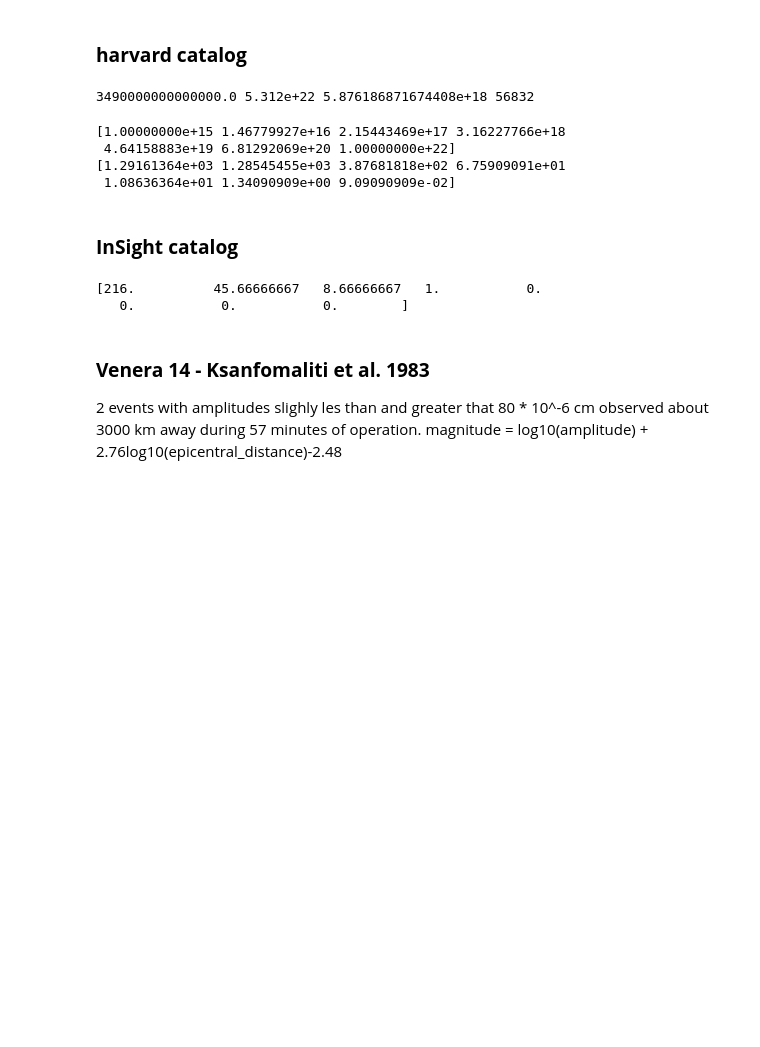
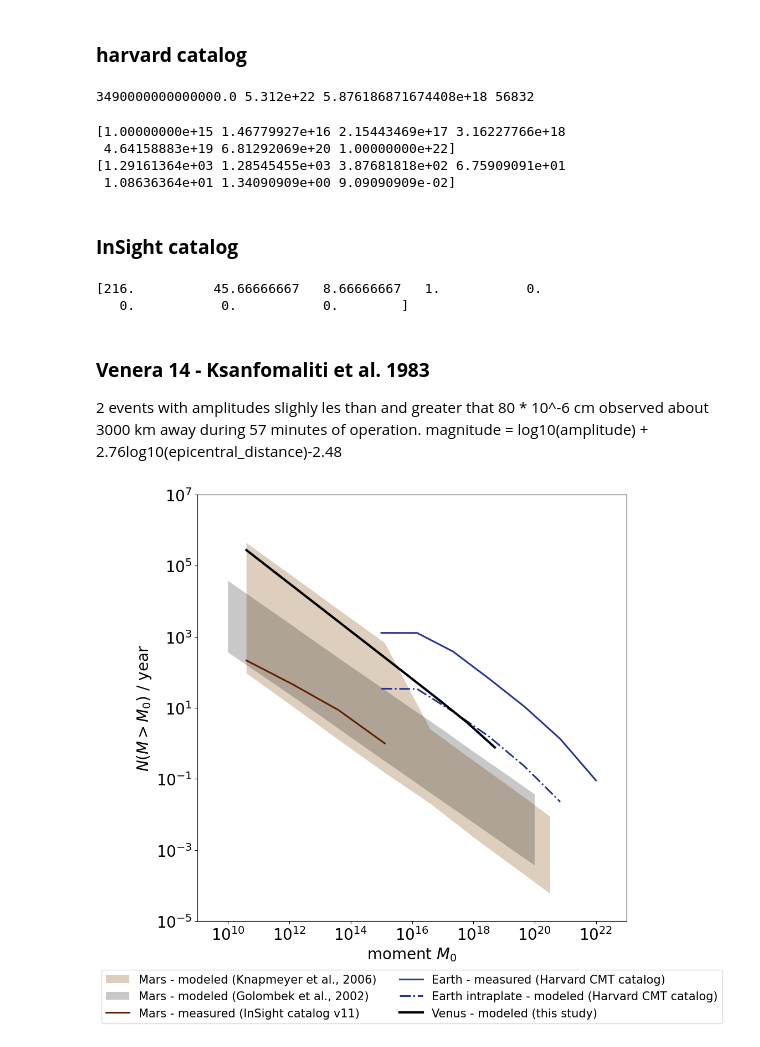
Before and after one commit to iganache/venusquakes, a Jupyter notebook: venus_seismicity.ipynb, the cells around one changed output. Cells and saved outputs as stored; diff of their text form; code cells hidden in the pictures; blank space fills up the shorter version.

```diff
--- a/venus_seismicity.ipynb
+++ b/venus_seismicity.ipynb
@@ -329,6 +339,52 @@ print(num_events_insight_year)
 magnitude = log10(amplitude) + 2.76log10(epicentral_distance)-2.48
 # %%
 mag = np.log10(80e-6) #+ 2.76 * np.log(3000/6051.8) - 2.48
+# %%
+fig, ax = plt.subplots(1,1, figsize=(10, 10))
+markersize = 10
+
+
+knapmeyer_top = np.copy((365.25*24*60*60)/knapmeyer_arr[:,3])
+knapmeyer_top[4:]= (365.25*24*60*60)/knapmeyer_arr[4:,2]
+# ax.fill_between(knapmeyer_arr[:,1], knapmeyer_top, (365.25*24*60*60)/knapmeyer_arr[:,5], color = "maroon", edgecolor = None, alpha = 0.35, label = "Mars - modeled (Knapmeyer et al., 2006)")
+# ax.fill_between(golombek_arr[:,1], (365.25*24*60*60)/golombek_arr[:,2], (365.25*24*60*60)/golombek_arr[:,4], color = "blue", edgecolor = None, alpha = 0.25, label = "Mars - modeled (Golombek et al., 2002)")
+
+ax.fill_between(knapmeyer_arr[:,1], knapmeyer_top, (365.25*24*60*60)/knapmeyer_arr[:,5], color = "#a27342", edgecolor = None, alpha = 0.35, label = "Mars - modeled (Knapmeyer et al., 2006)")
+ax.fill_between(golombek_arr[:,1], (365.25*24*60*60)/golombek_arr[:,2], (365.25*24*60*60)/golombek_arr[:,4], color = "#252525", edgecolor = None, alpha = 0.25, label = "Mars - modeled (Golombek et al., 2002)")
+
+
+ax.plot(M0_mars_categ[0:4], num_events_insight_year[0:4], "-" , c = "#612002", markerfacecolor='none', markersize = markersize, label = "Mars - measured (InSight catalog v11)", linewidth = 2.2)
+# ax.plot(knapmeyer_arr[:,1], (365.25*24*60*60)/knapmeyer_arr[:,3], "s-" , c = "maroon", markerfacecolor='none', markersize = markersize, alpha = 0.5) #, label = "knapmeyer_strongmany")
+# ax.plot(knapmeyer_arr[:,1], (365.25*24*60*60)/knapmeyer_arr[:,2], "s-" , c = "maroon", markerfacecolor='none', markersize = markersize, alpha = 0.5) #, label = "knapmeyer_strongfew")
+# ax.plot(knapmeyer_arr[:,1], (365.25*24*60*60)/knapmeyer_arr[:,4], "s-" , c = "maroon", markerfacecolor='none', markersize = markersize, alpha = 0.5) #, label = "knapmeyer_medium")
+# ax.plot(knapmeyer_arr[:,1], (365.25*24*60*60)/knapmeyer_arr[:,5], "s-" , c = "maroon", markerfacecolor='none', markersize = markersize, alpha = 0.5) #, label = "knapmeyer_weakmany")
+# ax.plot(knapmeyer_arr[:,1], (365.25*24*60*60)/knapmeyer_arr[:,6], "s-" , c = "maroon", markerfacecolor='none', markersize = markersize, label = "Mars (Knapmeyer et al., 2006)", alpha = 0.5) #, label = "knapmeyer_weakfew")
+# ax.plot(golombek_arr[:,1], (365.25*24*60*60)/golombek_arr[:,2], "D-" , c= "maroon", markerfacecolor='none', markersize = markersize, alpha = 0.5) #, label = "Golombek (2002)")
+# ax.plot(golombek_arr[:,1], (365.25*24*60*60)/golombek_arr[:,3], "D-" , c= "maroon", markerfacecolor='none', markersize = markersize, alpha = 0.5) #, label = "Golombek (2002)")
+# ax.plot(golombek_arr[:,1], (365.25*24*60*60)/golombek_arr[:,4], "D-" , c= "maroon", markerfacecolor='none', markersize = markersize, label = "Mars (Golombek, 2002)", alpha = 0.5) #, label = "Golombek (2002)")
+# ax.plot(golombek92_arr[:,1], (365.25*24*60*60)/golombek92_arr[:,2], "x-" , c= "maroon", markersize = markersize, label = "Mars (Golombek et al., 1992)", alpha = 0.7, linewidth = 2.2)
+# ax.plot(phillips_arr[:,0], phillips_arr[:,1], "o-" , c= "maroon", markerfacecolor='none', markersize = markersize, label = "Mars (Phillips, 1991)", alpha = 0.7, linewidth = 2.2)
+
+ax.plot(M0_earth, num_events_earth_year, "-", label= "Earth - measured (Harvard CMT catalog)", c='#253494', markersize = markersize, linewidth = 2.2)
+ax.plot(M0_earth[:-1], num_events_earth_intra_year[:-1], "-.", label= "Earth intraplate - modeled (Harvard CMT catalog)", c='#253494', linewidth = 2.2)
+# ax.plot(M0_earth[2:], num_events_earth_year[2:]*0.005, "-.", label= "Earth intraplate scaled from CMT", c='navy')
+
+ax.plot(events_arr[:-1,1],(365.25*24*60*60)*events_arr[:-1,2], "-", label = "Venus - modeled (this study)", c='black', markerfacecolor='none', markersize = markersize, linewidth = 3)
+# ax.set_xlim(m0_range[0], m0_range[-1])
+ax.set_xscale('log',base=10)
+ax.set_yscale('log',base=10)
+ax.set_xlim(1e9, 1e23)
+ax.set_ylim(1e-5, 1e7)
+ax.tick_params(axis='both', which='major', labelsize=20)
+# ax.legend(fontsize=15, loc = "upper right")
+ax.legend(loc='upper center', bbox_to_anchor=(0.5, -0.1),
+          fancybox=True, ncol=2, fontsize=15)
+ax.set_xlabel("moment " + r'$M_0$', fontsize=20)
+ax.set_ylabel(r'$ N (M>M_0)$' +" / year", fontsize=20)
+plt.savefig("venus_seismicity_estimates.png")
+plt.show()
+# %% [output]
+[figure, added]
 # %%
 fig, ax = plt.subplots(1,1, figsize=(10, 10))
 markersize = 10
```
Also changed, not shown: parts of 5 cells of this notebook, 22 other files.
